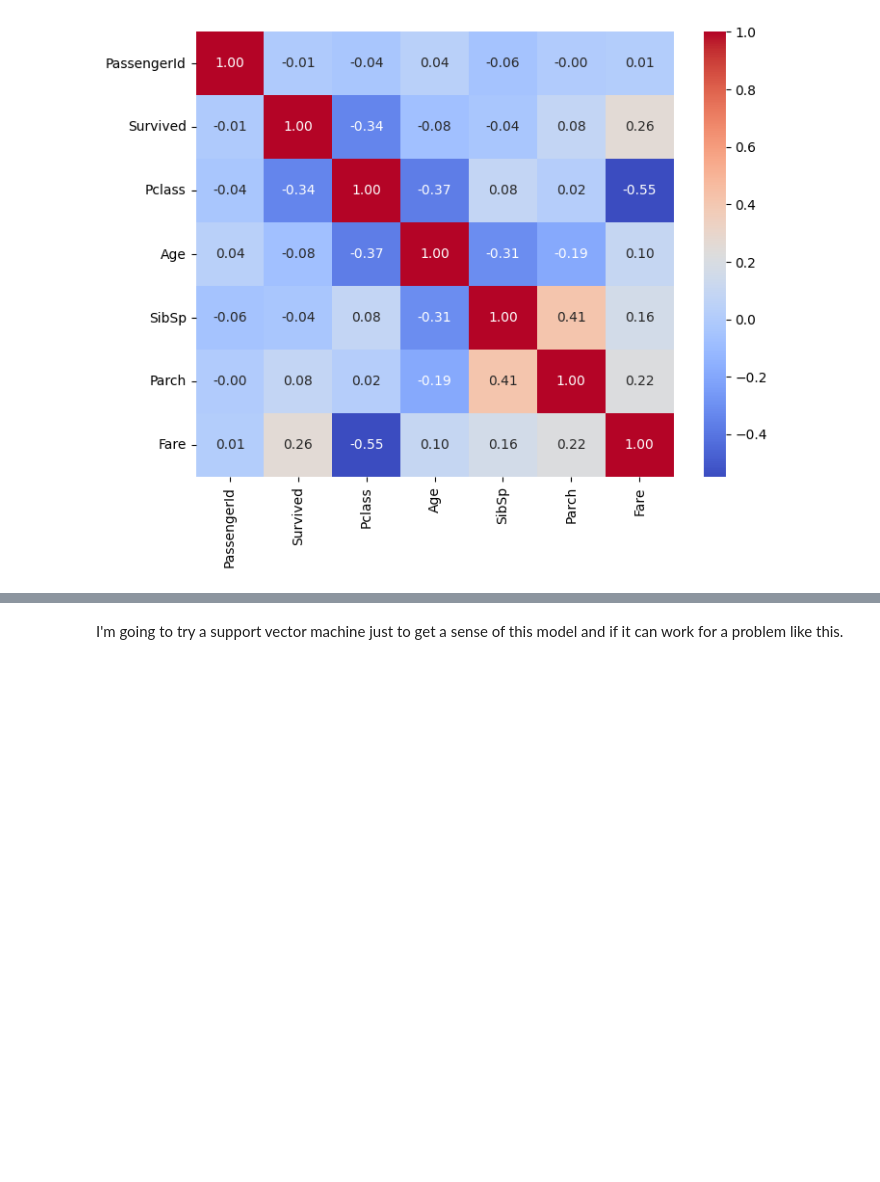
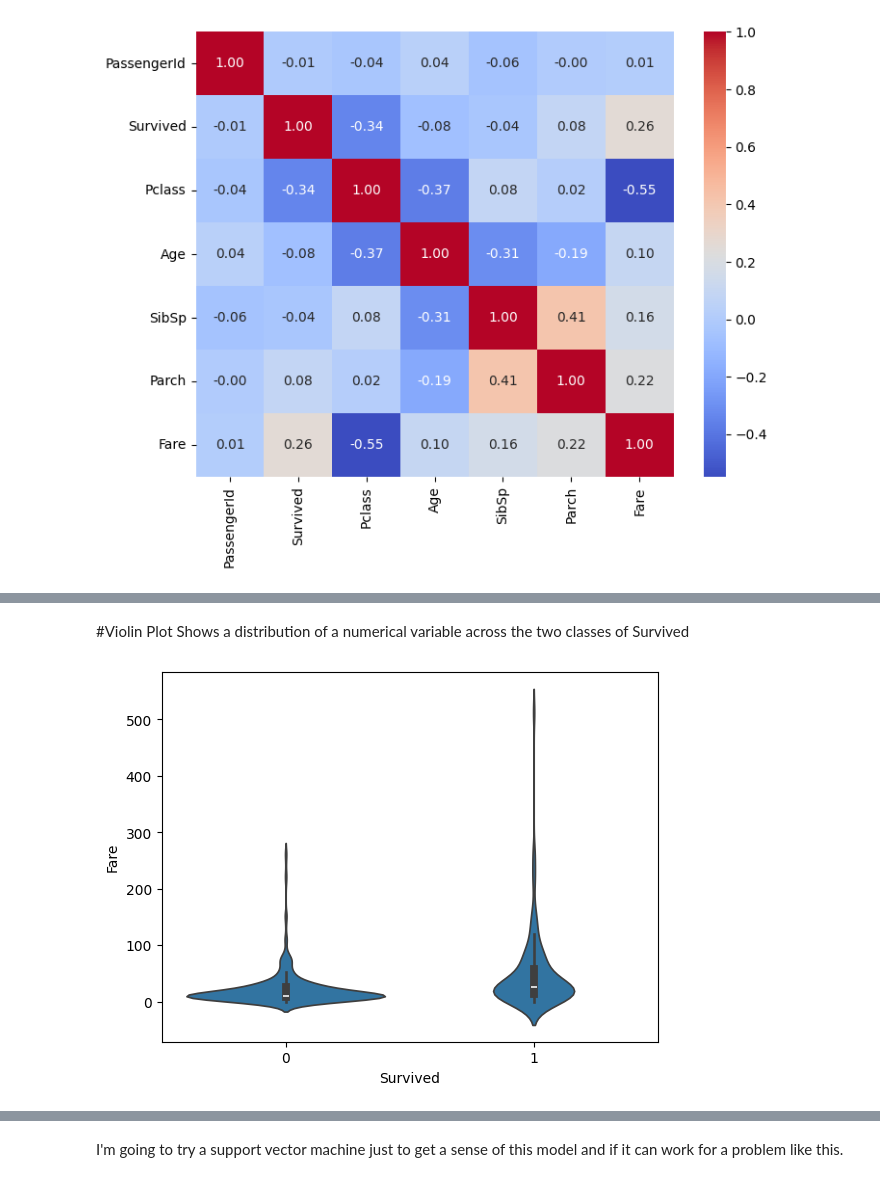
Before and after one commit to isaiapedro/Kaggle_Titanic_Problem, a Jupyter notebook: joesversion.ipynb, the cells around one changed output, grey strips where cells are left out. Cells and saved outputs as stored; diff of their text form; code cells hidden in the pictures; blank space fills up the shorter version.

```diff
--- a/joesversion.ipynb
+++ b/joesversion.ipynb
@@ -82,0 +112,10 @@ Just out of curiosity I want to plot fare vs survived and Pclass vs survived as
+# %% [markdown]
+#Violin Plot
+Shows a distribution of a numerical variable across the two classes of Survived
+# %%
+#sns.boxplot(x='Survived', y='Fare', data=reduced_train_df)
+sns.violinplot(x='Survived', y='Fare', data=reduced_train_df)
+#plt.title('Fare vs Survived')
+plt.show()
+# %% [output]
+[figure, added]
```
Also changed, not shown: parts of 12 cells of this notebook.
